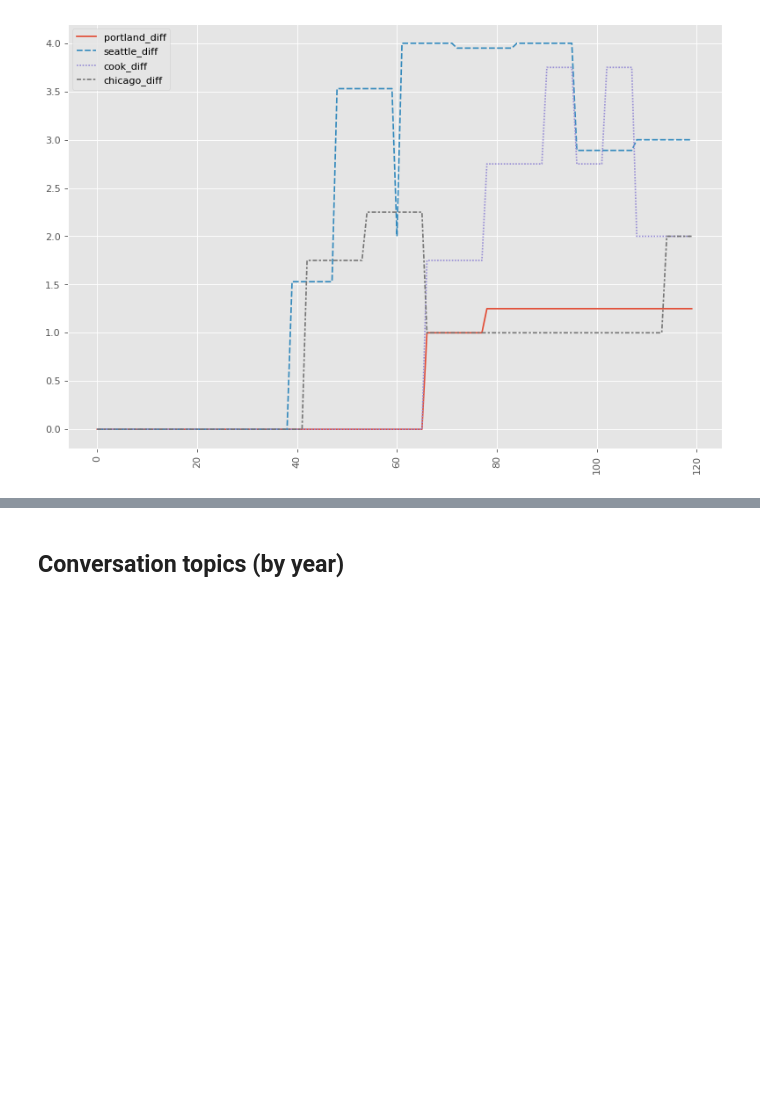
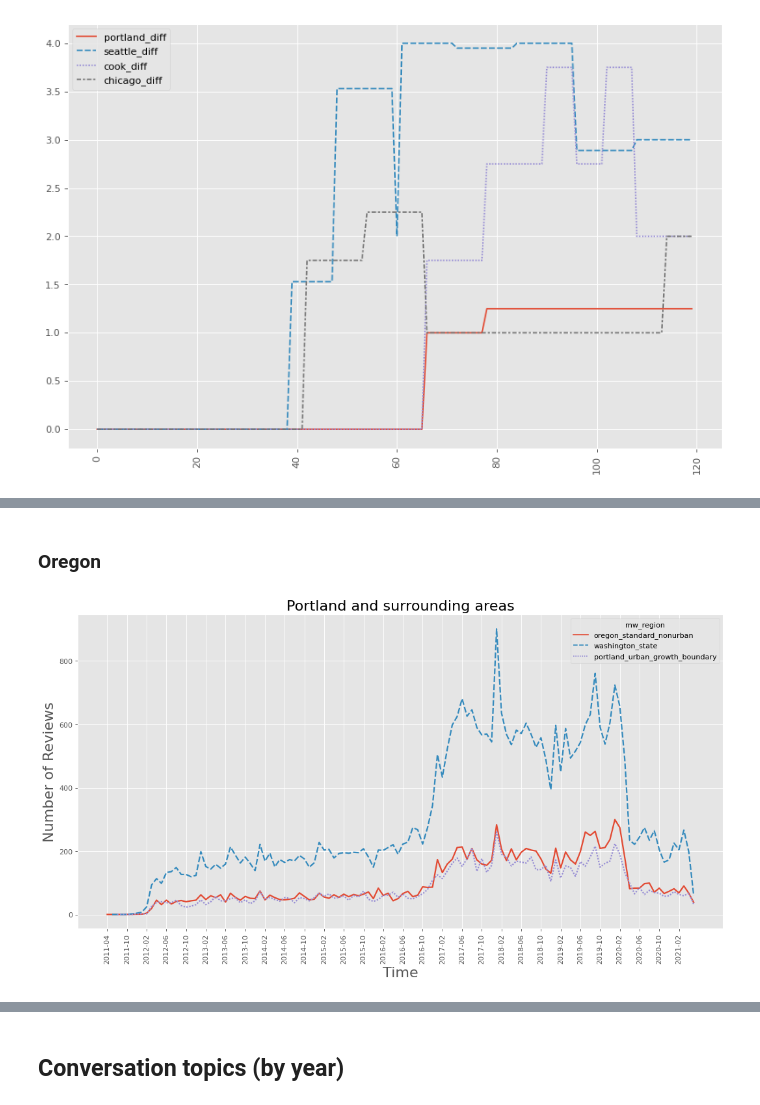
Before and after one commit to catabia/indeed, a Jupyter notebook: state_comparisons_9_9_21.ipynb, the cells around one changed output, grey strips where cells are left out. Drawn from its saved outputs; the diff is of its cells as text; code cells hidden in the pictures; blank space fills up the shorter version.

```diff
--- a/state_comparisons_9_9_21.ipynb
+++ b/state_comparisons_9_9_21.ipynb
@@ -242,0 +333,21 @@ See the caveats in the documentation: https://pandas.pydata.org/pandas-docs/stab
+# %% [markdown]
+### Oregon
+# %%
+or_viz = df[df.state=='OR']
+wa_viz = df[df.mw_region=='washington_state']
+state_viz = pd.concat([or_viz, wa_viz])
+state_viz = state_viz[['month_year', 'mw_region']]
+state_viz = state_viz.groupby(['month_year', 'mw_region']).size().reset_index(name='count')
+
+figure(figsize=(16, 8), dpi=80)
+sns.lineplot(data=state_viz, x='month_year', y='count', hue = 'mw_region', linewidth=2, style = 'mw_region')
+plt.title("Portland and surrounding areas", fontsize=20)
+plt.xlabel('Time', fontsize=20)
+plt.ylabel('Number of Reviews', fontsize=20)
+
+ax = plt.axes()
+ax.set_xticks(ax.get_xticks()[::4])
+
+plt.tick_params(axis='x', rotation=90)
+# %% [output]
+[figure, added]
```
Also changed, not shown: parts of 27 cells of this notebook.
